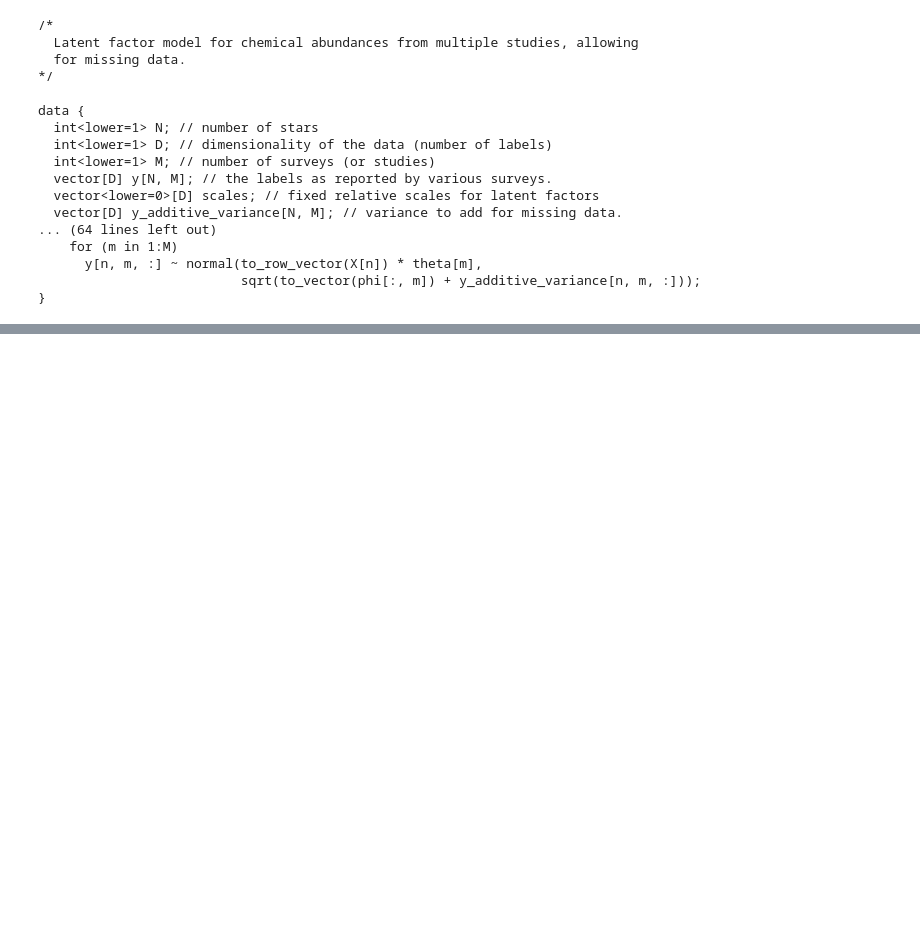
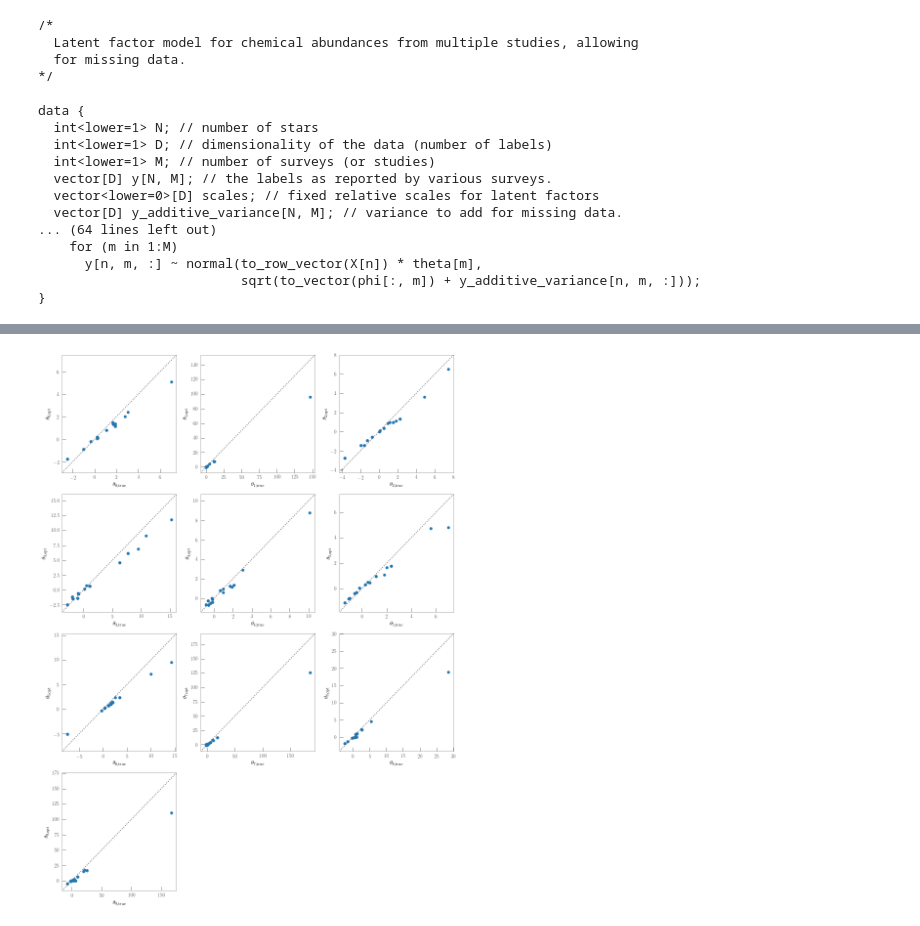
Before and after one commit to andycasey/uber-chemi-cal, a Jupyter notebook: toy-model-missing-data.ipynb, the cells around one changed output, grey strips where cells are left out. Saved outputs shown, nothing was run; the diff lists cells and outputs as text; code cells hidden in the pictures; blank space fills up the shorter version.

```diff
--- a/toy-model-missing-data.ipynb
+++ b/toy-model-missing-data.ipynb
@@ -193,0 +209,25 @@ fig.tight_layout()
+# %%
+K = int(np.ceil(M**0.5))
+L = int(np.ceil(M / K))
+
+fig, axes = plt.subplots(K, L, figsize=(4 * L, 4 * K))
+axes = np.array(axes).flatten()
+
+for m, ax in enumerate(axes[:M]):
+
+    x = truths["theta"][m].flatten()
+    y = p_opt["theta"][m].flatten()
+
+    ax.scatter(x, y)
+
+    ax.set_xlabel(r"$\theta_{{{0},\textrm{{true}}}}$".format(m))
+    ax.set_ylabel(r"$\theta_{{{0},\textrm{{opt}}}}$".format(m))
+
+    common_limits(ax, plot_one_to_one=True)
+
+for ax in axes[M:]:
+    ax.set_visible(False)
+
+fig.tight_layout()
+# %% [output]
+[figure, added]
```
Also changed, not shown: parts of 3 cells of this notebook.
